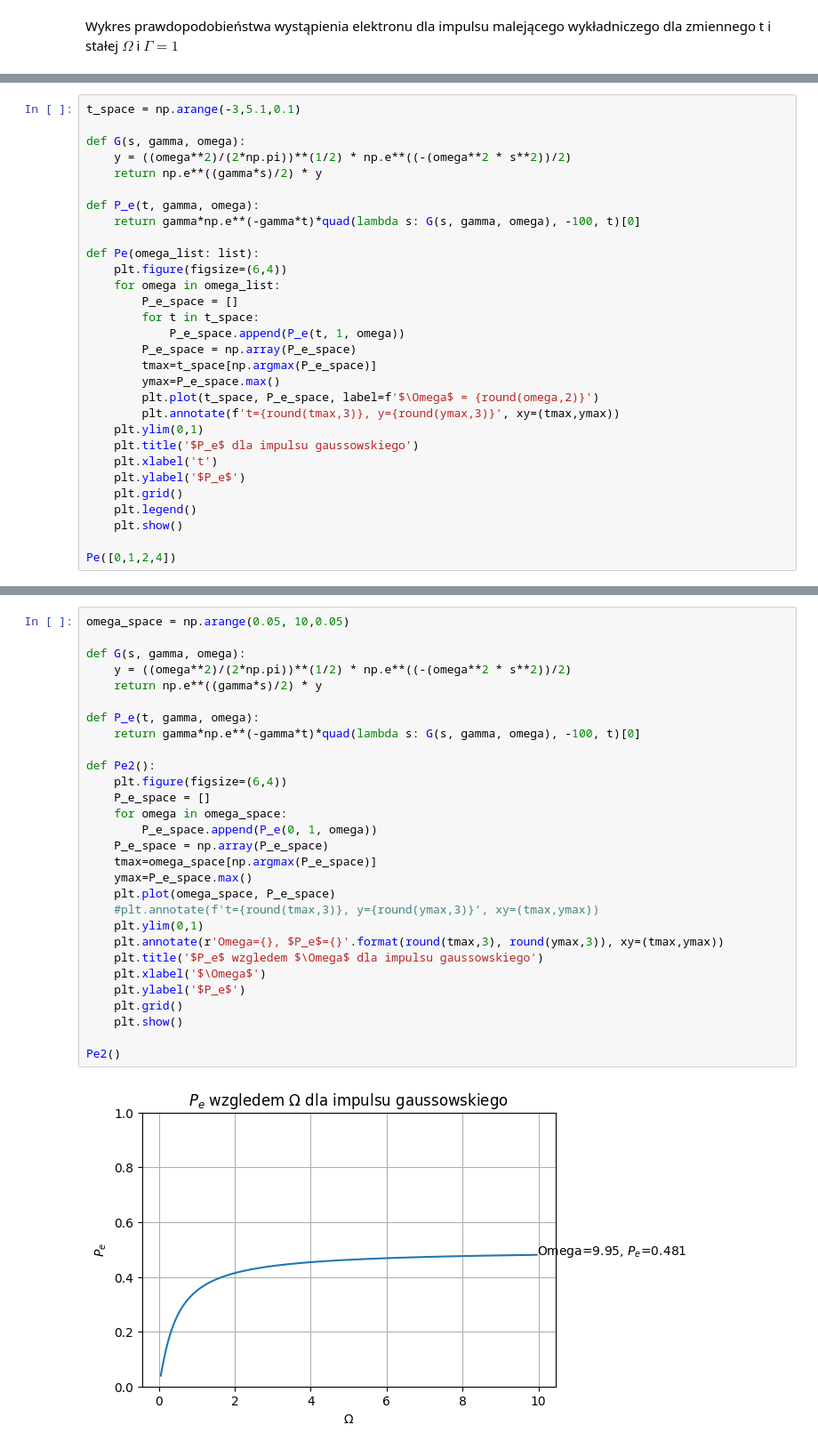
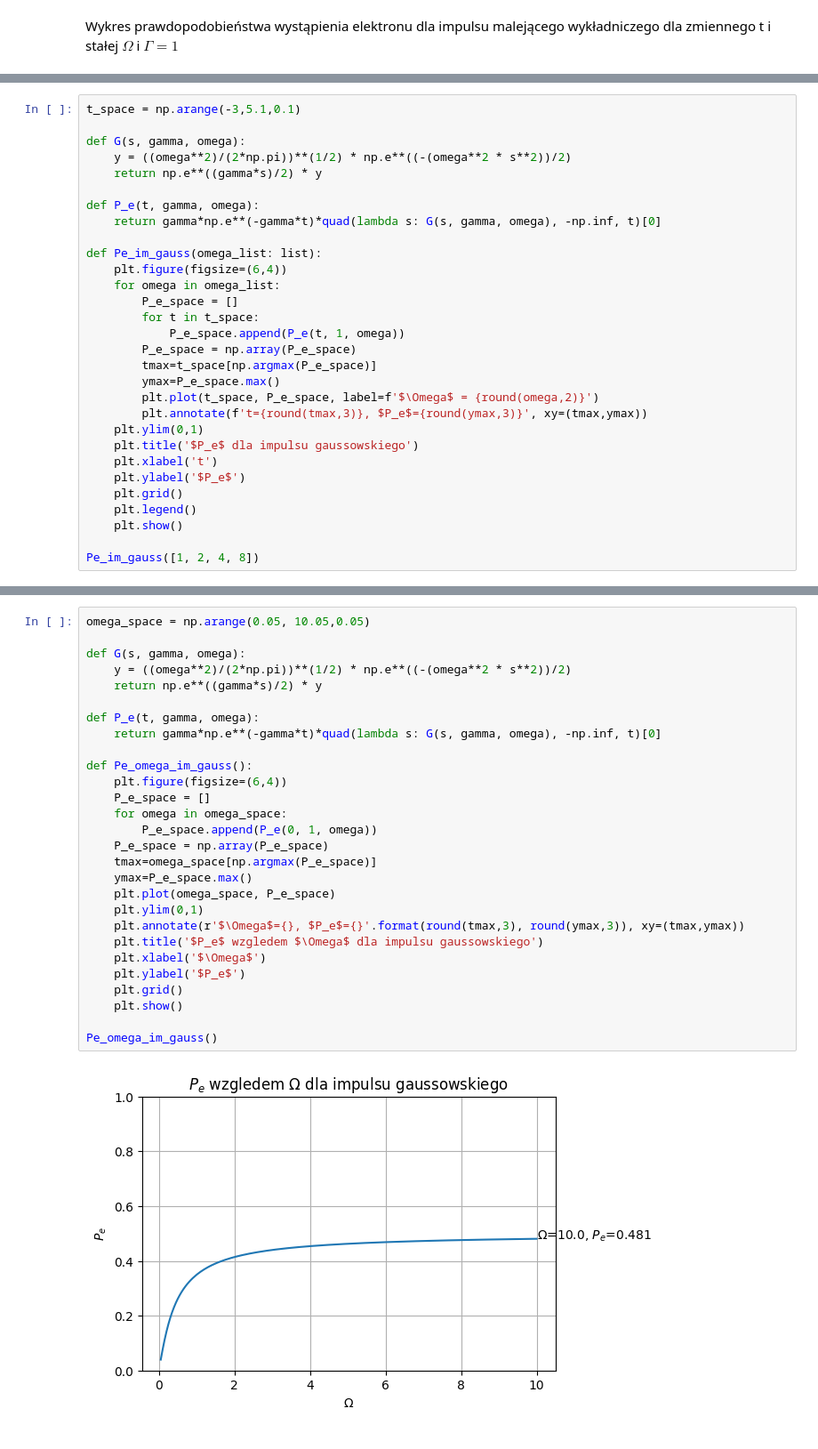
Before and after one commit to Kubabob/pracownia_rotacyjna, a Jupyter notebook: impulsy.ipynb, the cells around one changed output, grey strips where cells are left out. Shown: that part at 89% size. Saved outputs shown, nothing was run; the diff lists cells and outputs as text.

```diff
--- a/impulsy.ipynb
+++ b/impulsy.ipynb
@@ -314,9 +280,9 @@ def G(s, gamma, omega):
     return np.e**((gamma*s)/2) * y
 
 def P_e(t, gamma, omega):
-    return gamma*np.e**(-gamma*t)*quad(lambda s: G(s, gamma, omega), -100, t)[0]
+    return gamma*np.e**(-gamma*t)*quad(lambda s: G(s, gamma, omega), -np.inf, t)[0]
 
-def Pe(omega_list: list):
+def Pe_im_gauss(omega_list: list):
     plt.figure(figsize=(6,4))
     for omega in omega_list:
         P_e_space = []
@@ -326,7 +292,7 @@ def Pe(omega_list: list):
         tmax=t_space[np.argmax(P_e_space)]
         ymax=P_e_space.max()
         plt.plot(t_space, P_e_space, label=f'$\Omega$ = {round(omega,2)}')
-        plt.annotate(f't={round(tmax,3)}, y={round(ymax,3)}', xy=(tmax,ymax))
+        plt.annotate(f't={round(tmax,3)}, $P_e$={round(ymax,3)}', xy=(tmax,ymax))
     plt.ylim(0,1)
     plt.title('$P_e$ dla impulsu gaussowskiego')
     plt.xlabel('t')
@@ -335,5 +301,5 @@ def Pe(omega_list: list):
     plt.legend()
     plt.show()
 
-Pe([0,1,2,4])
+Pe_im_gauss([1, 2, 4, 8])
 # %% [output]
@@ -341,31 +309,30 @@ Pe([0,1,2,4])
 # %%
-omega_space = np.arange(0.05, 10,0.05)
+omega_space = np.arange(0.05, 10.05,0.05)
 
 def G(s, gamma, omega):
     y = ((omega**2)/(2*np.pi))**(1/2) * np.e**((-(omega**2 * s**2))/2)
     return np.e**((gamma*s)/2) * y
 
 def P_e(t, gamma, omega):
-    return gamma*np.e**(-gamma*t)*quad(lambda s: G(s, gamma, omega), -100, t)[0]
+    return gamma*np.e**(-gamma*t)*quad(lambda s: G(s, gamma, omega), -np.inf, t)[0]
 
-def Pe2():
+def Pe_omega_im_gauss():
     plt.figure(figsize=(6,4))
     P_e_space = []
     for omega in omega_space:
         P_e_space.append(P_e(0, 1, omega))
     P_e_space = np.array(P_e_space)
     tmax=omega_space[np.argmax(P_e_space)]
     ymax=P_e_space.max()
     plt.plot(omega_space, P_e_space)
-    #plt.annotate(f't={round(tmax,3)}, y={round(ymax,3)}', xy=(tmax,ymax))
     plt.ylim(0,1)
-    plt.annotate(r'Omega={}, $P_e$={}'.format(round(tmax,3), round(ymax,3)), xy=(tmax,ymax))
+    plt.annotate(r'$\Omega$={}, $P_e$={}'.format(round(tmax,3), round(ymax,3)), xy=(tmax,ymax))
     plt.title('$P_e$ wzgledem $\Omega$ dla impulsu gaussowskiego')
     plt.xlabel('$\Omega$')
     plt.ylabel('$P_e$')
     plt.grid()
     plt.show()
 
-Pe2()
+Pe_omega_im_gauss()
 # %% [output]
-[figure, old version]
+[figure, new version]
```
Also changed, not shown: parts of 22 cells of this notebook.
